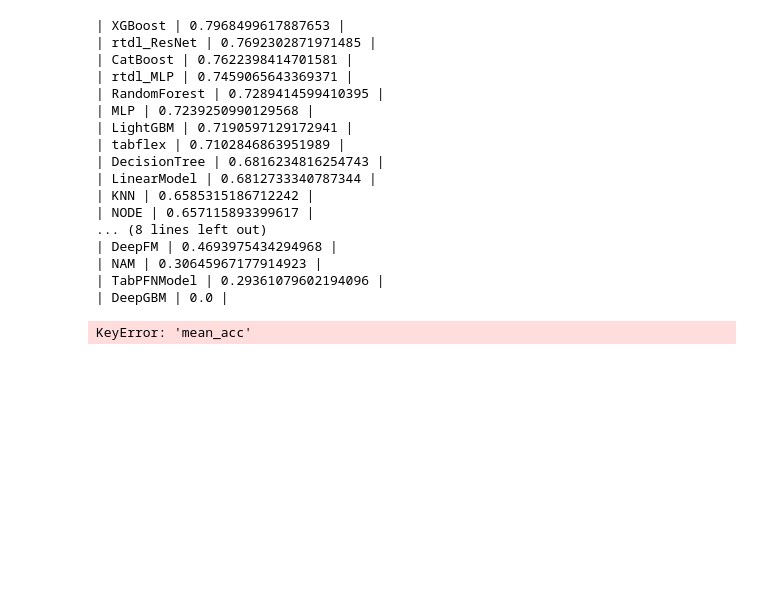
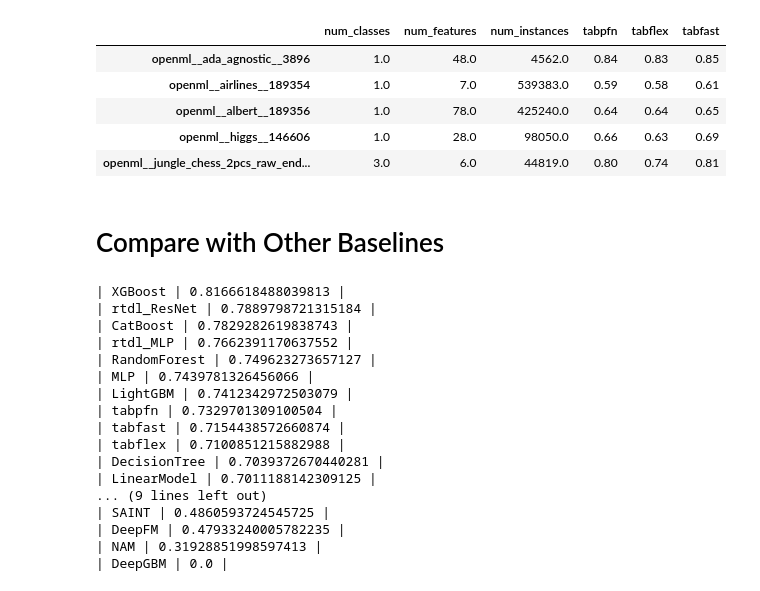
Before and after one commit to yzeng58/tabzilla, a Jupyter notebook: analysis/result_print.ipynb, the cells around one changed output. Cells and saved outputs as stored; diff of their text form; code cells hidden in the pictures; blank space fills up the shorter version.

```diff
--- a/analysis/result_print.ipynb
+++ b/analysis/result_print.ipynb
@@ -113,33 +204,48 @@ for baseline in baselines:
+# %%
+table[(table['tabfast'] >= table['tabpfn']) & (table['tabfast'] >= table['tabflex'])]
+# %% [output]
+|  | num_classes | num_features | num_instances | tabpfn | tabflex | tabfast |
+| openml__ada_agnostic__3896 | 1.0 | 48.0 | 4562.0 | 0.84 | 0.83 | 0.85 |
+| openml__airlines__189354 | 1.0 | 7.0 | 539383.0 | 0.59 | 0.58 | 0.61 |
+| openml__albert__189356 | 1.0 | 78.0 | 425240.0 | 0.64 | 0.64 | 0.65 |
+| openml__higgs__146606 | 1.0 | 28.0 | 98050.0 | 0.66 | 0.63 | 0.69 |
+| openml__jungle_chess_2pcs_raw_end... | 3.0 | 6.0 | 44819.0 | 0.80 | 0.74 | 0.81 |
+# %% [markdown]
+# Compare with Other Baselines
 # %%
-methods = baselines + ['tabflex']
+tqdm_bar = tqdm(baselines)
+for baseline in tqdm_bar:
+    tqdm_bar.set_description(f"Computing results of {baseline}...")
+    try:
+        get_baselines(baseline, eval, DATASETS, metric)
+    except:
+        print(f"Error in {baseline}")
+
+methods = baselines + list(model_dict.keys())
 final_results = {}
 
 for method in methods:
     result = pd.DataFrame(eval[method]).T
-    final_results[method] = result['mean_acc'].mean()
+    final_results[method] = result[f'mean_{metric}'].mean()
 
 sorted_methods = sorted(methods, key=lambda x: final_results[x], reverse=True)
 for method in sorted_methods:
     print(f"| {method} | {final_results[method]} |")
 # %% [output]
-| XGBoost | 0.7968499617887653 |
-| rtdl_ResNet | 0.7692302871971485 |
-| CatBoost | 0.7622398414701581 |
-| rtdl_MLP | 0.7459065643369371 |
-| RandomForest | 0.7289414599410395 |
-| MLP | 0.7239250990129568 |
-| LightGBM | 0.7190597129172941 |
-| tabflex | 0.7102846863951989 |
-| DecisionTree | 0.6816234816254743 |
-| LinearModel | 0.6812733340787344 |
-| KNN | 0.6585315186712242 |
-| NODE | 0.657115893399617 |
-... (8 lines left out)
-| DeepFM | 0.4693975434294968 |
-| NAM | 0.30645967177914923 |
-| TabPFNModel | 0.29361079602194096 |
+| XGBoost | 0.8166618488039813 |
+| rtdl_ResNet | 0.7889798721315184 |
+| CatBoost | 0.7829282619838743 |
+| rtdl_MLP | 0.7662391170637552 |
+| RandomForest | 0.749623273657127 |
+| MLP | 0.7439781326456066 |
+| LightGBM | 0.7412342972503079 |
+| tabpfn | 0.7329701309100504 |
+| tabfast | 0.7154438572660874 |
+| tabflex | 0.7100851215882988 |
+| DecisionTree | 0.7039372670440281 |
+| LinearModel | 0.7011188142309125 |
+... (9 lines left out)
+| SAINT | 0.4860593724545725 |
+| DeepFM | 0.47933240005782235 |
+| NAM | 0.31928851998597413 |
 | DeepGBM | 0.0 |
-# %%
-result.T['mean_acc'].mean()
-# %% [output]
-KeyError: 'mean_acc'
```
Also changed, not shown: parts of 17 cells of this notebook, 1 other file.
